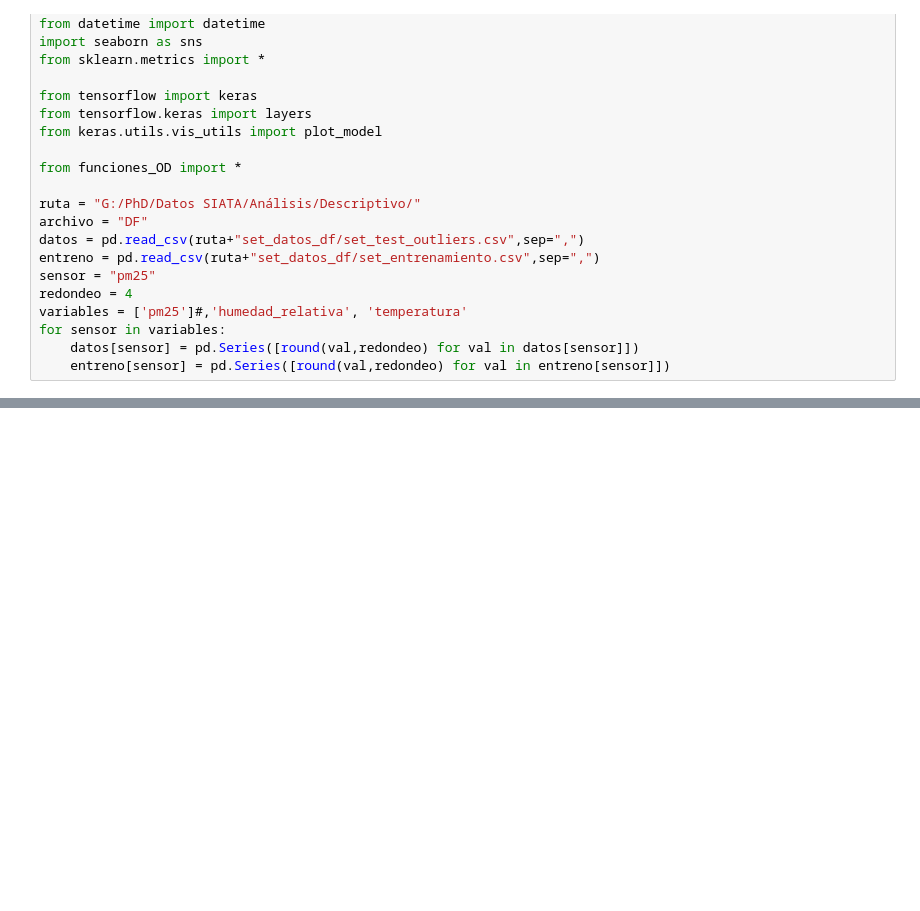
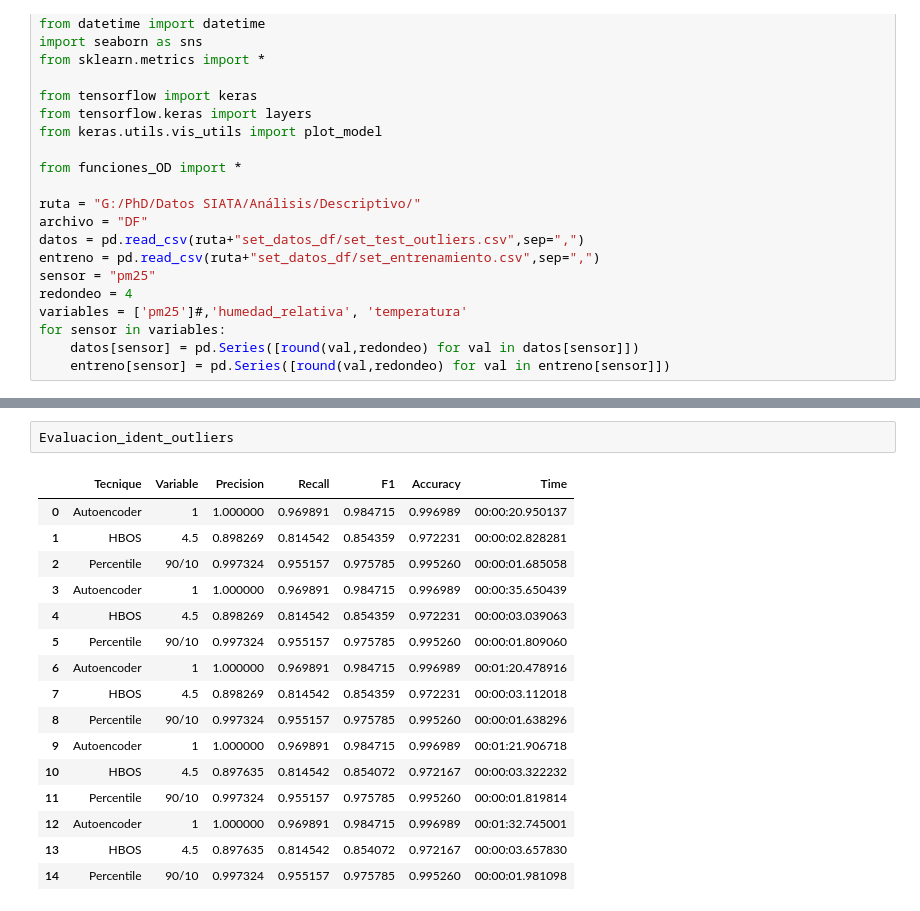
Before and after one commit to ferrcho024/Objetive_1, a Jupyter notebook: Outlier Detection/DOE.ipynb, the cells around one changed output, grey strips where cells are left out. Drawn from its saved outputs; the diff is of its cells as text; blank space fills up the shorter version.

```diff
--- a/Outlier Detection/DOE.ipynb
+++ b/Outlier Detection/DOE.ipynb
@@ -277,0 +291,19 @@ Evaluacion_ident_outliers.loc[len(Evaluacion_ident_outliers)]=["Percentile", mar
+# %%
+Evaluacion_ident_outliers
+# %% [output]
+|  | Tecnique | Variable | Precision | Recall | F1 | Accuracy | Time |
+| 0 | Autoencoder | 1 | 1.000000 | 0.969891 | 0.984715 | 0.996989 | 00:00:20.950137 |
+| 1 | HBOS | 4.5 | 0.898269 | 0.814542 | 0.854359 | 0.972231 | 00:00:02.828281 |
+| 2 | Percentile | 90/10 | 0.997324 | 0.955157 | 0.975785 | 0.995260 | 00:00:01.685058 |
+| 3 | Autoencoder | 1 | 1.000000 | 0.969891 | 0.984715 | 0.996989 | 00:00:35.650439 |
+| 4 | HBOS | 4.5 | 0.898269 | 0.814542 | 0.854359 | 0.972231 | 00:00:03.039063 |
+| 5 | Percentile | 90/10 | 0.997324 | 0.955157 | 0.975785 | 0.995260 | 00:00:01.809060 |
+| 6 | Autoencoder | 1 | 1.000000 | 0.969891 | 0.984715 | 0.996989 | 00:01:20.478916 |
+| 7 | HBOS | 4.5 | 0.898269 | 0.814542 | 0.854359 | 0.972231 | 00:00:03.112018 |
+| 8 | Percentile | 90/10 | 0.997324 | 0.955157 | 0.975785 | 0.995260 | 00:00:01.638296 |
+| 9 | Autoencoder | 1 | 1.000000 | 0.969891 | 0.984715 | 0.996989 | 00:01:21.906718 |
+| 10 | HBOS | 4.5 | 0.897635 | 0.814542 | 0.854072 | 0.972167 | 00:00:03.322232 |
+| 11 | Percentile | 90/10 | 0.997324 | 0.955157 | 0.975785 | 0.995260 | 00:00:01.819814 |
+| 12 | Autoencoder | 1 | 1.000000 | 0.969891 | 0.984715 | 0.996989 | 00:01:32.745001 |
+| 13 | HBOS | 4.5 | 0.897635 | 0.814542 | 0.854072 | 0.972167 | 00:00:03.657830 |
+| 14 | Percentile | 90/10 | 0.997324 | 0.955157 | 0.975785 | 0.995260 | 00:00:01.981098 |
```
Also changed, not shown: parts of 1 cell of this notebook.
